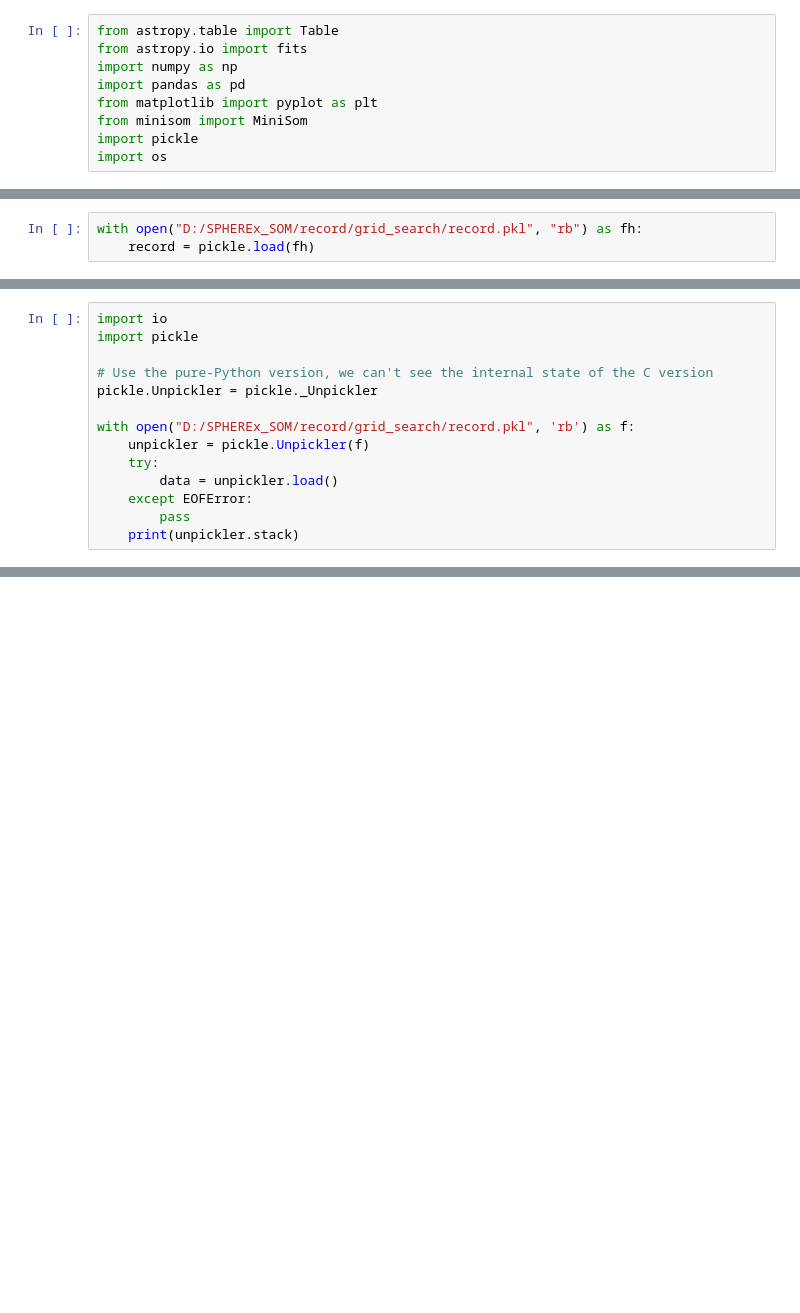
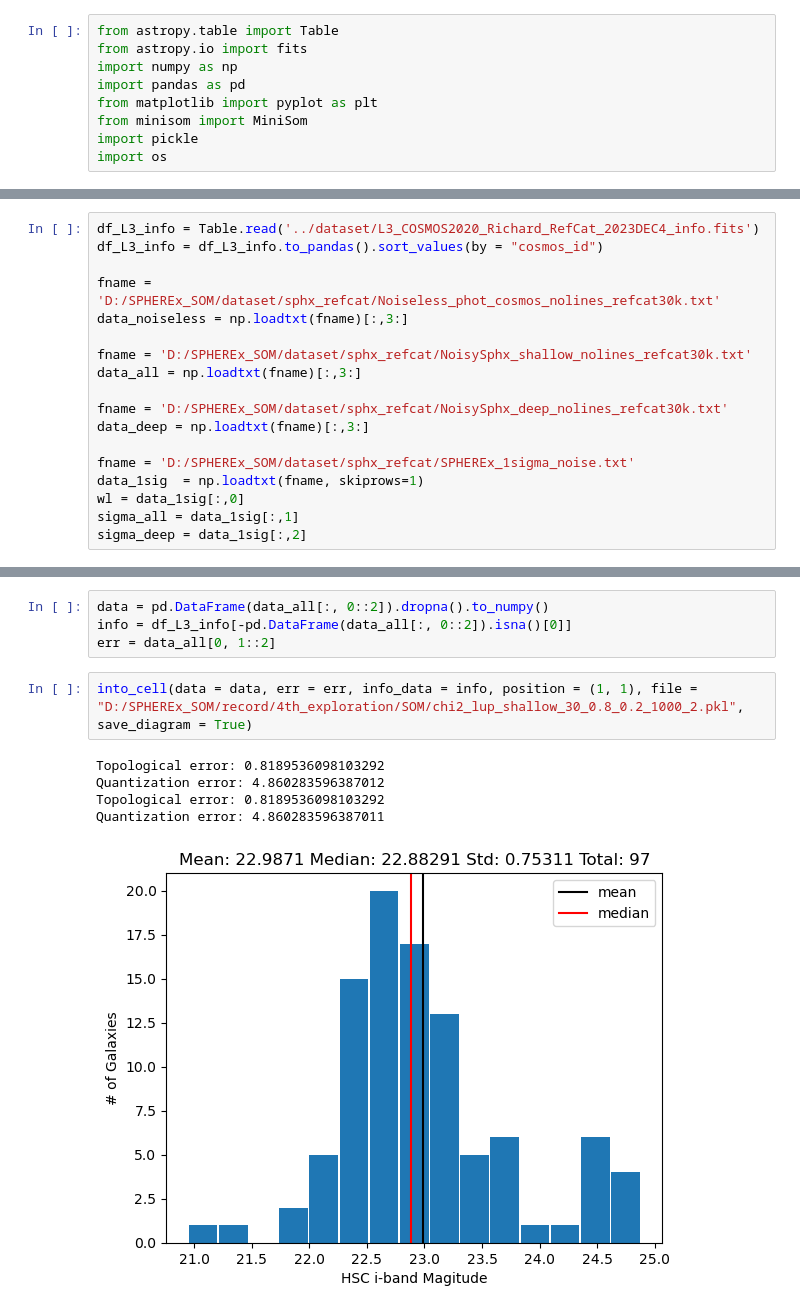
Before and after one commit to zrk-dreamer/SPHEREx_SOM, a Jupyter notebook: visualization.ipynb, the cells around one changed output, grey strips where cells are left out. Drawn from its saved outputs; the diff is of its cells as text; blank space fills up the shorter version.

Commit message:
analyze som
1.redshift distribution in a cell
2.redshift std

```diff
--- a/visualization.ipynb
+++ b/visualization.ipynb
@@ -19,3 +9,0 @@ data = (phot_data - np.mean(phot_data, axis=0)) / np.std(phot_data, axis=0)
-# %%
-with open("D:/SPHEREx_SOM/record/grid_search/record.pkl", "rb") as fh:
-    record = pickle.load(fh)
@@ -102,14 +9,0 @@ EOFError occurred while reading the file.
-# %%
-import io
-import pickle
-
-# Use the pure-Python version, we can't see the internal state of the C version
-pickle.Unpickler = pickle._Unpickler
-
-with open("D:/SPHEREx_SOM/record/grid_search/record.pkl", 'rb') as f:
-    unpickler = pickle.Unpickler(f)
-    try:
-        data = unpickler.load()
-    except EOFError:
-        pass
-    print(unpickler.stack)
@@ -159,0 +10,18 @@ a[2]
+# %%
+df_L3_info = Table.read('../dataset/L3_COSMOS2020_Richard_RefCat_2023DEC4_info.fits')
+df_L3_info = df_L3_info.to_pandas().sort_values(by = "cosmos_id")
+
+fname = 'D:/SPHEREx_SOM/dataset/sphx_refcat/Noiseless_phot_cosmos_nolines_refcat30k.txt'
+data_noiseless = np.loadtxt(fname)[:,3:]
+
+fname = 'D:/SPHEREx_SOM/dataset/sphx_refcat/NoisySphx_shallow_nolines_refcat30k.txt'
+data_all = np.loadtxt(fname)[:,3:]
+
+fname = 'D:/SPHEREx_SOM/dataset/sphx_refcat/NoisySphx_deep_nolines_refcat30k.txt'
+data_deep = np.loadtxt(fname)[:,3:]
+
+fname = 'D:/SPHEREx_SOM/dataset/sphx_refcat/SPHEREx_1sigma_noise.txt'
+data_1sig  = np.loadtxt(fname, skiprows=1)
+wl = data_1sig[:,0]
+sigma_all = data_1sig[:,1]
+sigma_deep = data_1sig[:,2]
@@ -159,0 +183,12 @@ a[2]
+# %%
+data = pd.DataFrame(data_all[:, 0::2]).dropna().to_numpy()
+info = df_L3_info[-pd.DataFrame(data_all[:, 0::2]).isna()[0]]
+err = data_all[0, 1::2]
+# %%
+into_cell(data = data, err = err, info_data = info, position = (1, 1), file = "D:/SPHEREx_SOM/record/4th_exploration/SOM/chi2_lup_shallow_30_0.8_0.2_1000_2.pkl", save_diagram = True)
+# %% [output]
+Topological error: 0.8189536098103292
+Quantization error: 4.860283596387012
+Topological error: 0.8189536098103292
+Quantization error: 4.860283596387011
+[figure, added]
```
Also changed, not shown: parts of 15 cells of this notebook.
